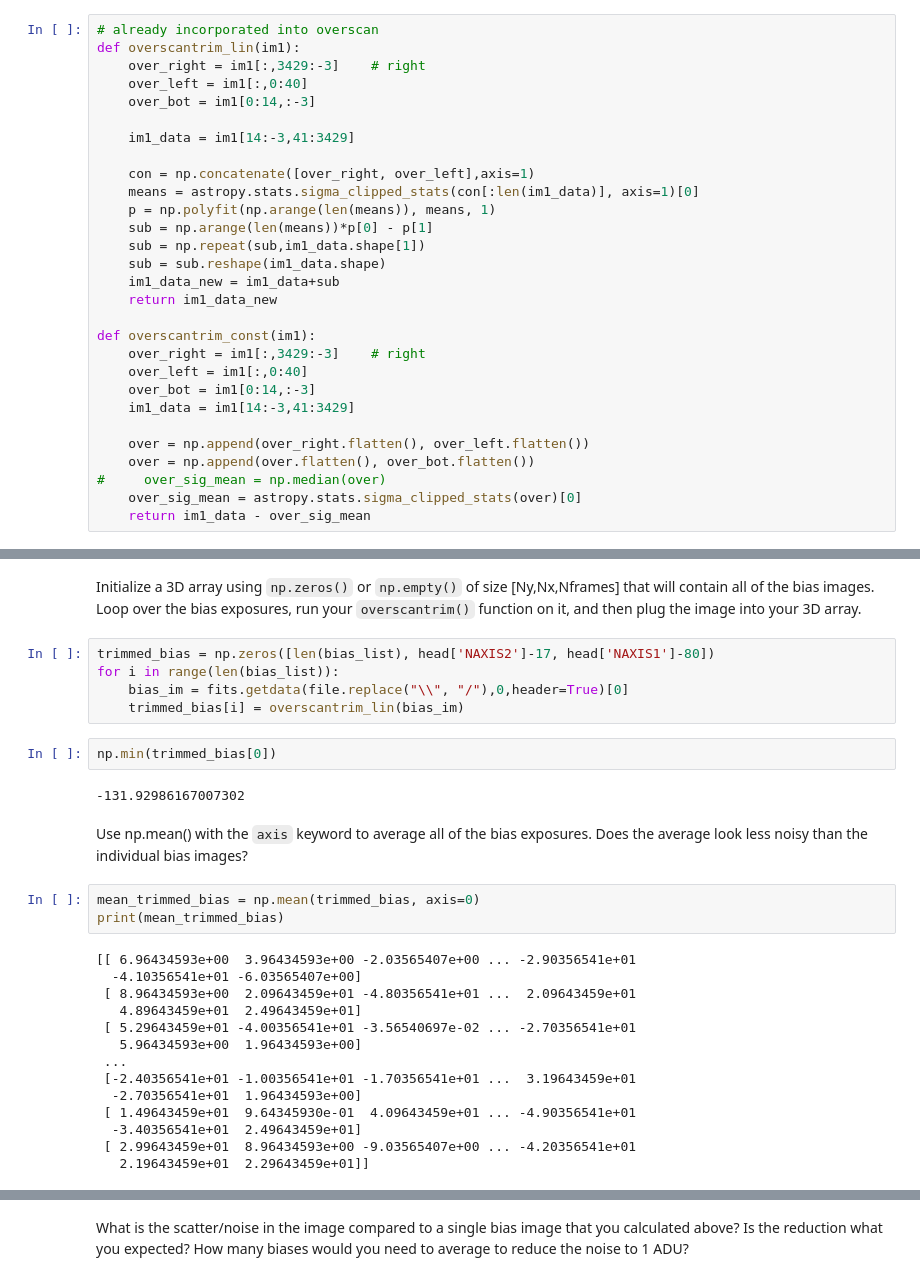
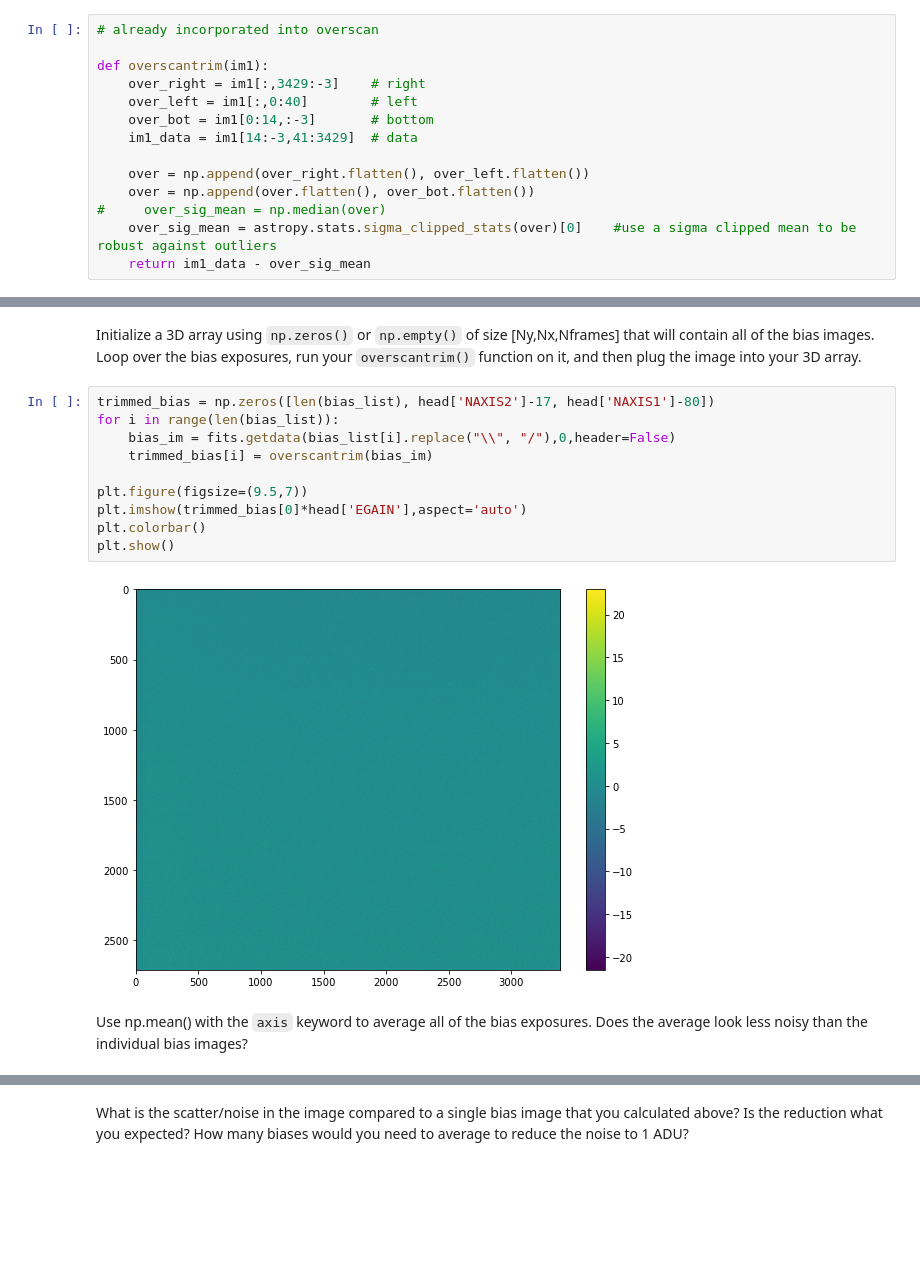
Before and after one commit to WillJardee/ObservationalAstro_PHSX491, a Jupyter notebook: homeworks/Homework5.ipynb, the cells around one changed output, grey strips where cells are left out. Saved outputs shown, nothing was run; the diff lists cells and outputs as text; blank space fills up the shorter version.

```diff
--- a/homeworks/Homework5.ipynb
+++ b/homeworks/Homework5.ipynb
@@ -204,32 +161,17 @@ Trim the image.  Verify by showing the image that it looks like what you expecte
 Create a new function called ``overscantrim()`` to overscan correct and trim the image.
 # %%
 # already incorporated into overscan
-def overscantrim_lin(im1):
+
+def overscantrim(im1):
     over_right = im1[:,3429:-3]    # right
-    over_left = im1[:,0:40]
-    over_bot = im1[0:14,:-3]
-
-    im1_data = im1[14:-3,41:3429]
-
-    con = np.concatenate([over_right, over_left],axis=1)
-    means = astropy.stats.sigma_clipped_stats(con[:len(im1_data)], axis=1)[0]
-    p = np.polyfit(np.arange(len(means)), means, 1)
-    sub = np.arange(len(means))*p[0] - p[1]
-    sub = np.repeat(sub,im1_data.shape[1])
-    sub = sub.reshape(im1_data.shape)
-    im1_data_new = im1_data+sub
-    return im1_data_new
-
-def overscantrim_const(im1):
-    over_right = im1[:,3429:-3]    # right
-    over_left = im1[:,0:40]
-    over_bot = im1[0:14,:-3]
-    im1_data = im1[14:-3,41:3429]
+    over_left = im1[:,0:40]        # left
+    over_bot = im1[0:14,:-3]       # bottom
+    im1_data = im1[14:-3,41:3429]  # data
 
     over = np.append(over_right.flatten(), over_left.flatten())
     over = np.append(over.flatten(), over_bot.flatten())
 #     over_sig_mean = np.median(over)
-    over_sig_mean = astropy.stats.sigma_clipped_stats(over)[0]
+    over_sig_mean = astropy.stats.sigma_clipped_stats(over)[0]    #use a sigma clipped mean to be robust against outliers
     return im1_data - over_sig_mean
 # %% [markdown]
 ## 3. Bias
@@ -285,28 +207,14 @@ Initialize a 3D array using ``np.zeros()`` or ``np.empty()`` of size [Ny,Nx,Nfra
 # %%
 trimmed_bias = np.zeros([len(bias_list), head['NAXIS2']-17, head['NAXIS1']-80])
 for i in range(len(bias_list)):
-    bias_im = fits.getdata(file.replace("\\", "/"),0,header=True)[0]
-    trimmed_bias[i] = overscantrim_lin(bias_im)
+    bias_im = fits.getdata(bias_list[i].replace("\\", "/"),0,header=False)
+    trimmed_bias[i] = overscantrim(bias_im)
+
+plt.figure(figsize=(9.5,7))
+plt.imshow(trimmed_bias[0]*head['EGAIN'],aspect='auto')
+plt.colorbar()
+plt.show()
+# %% [output]
+[figure, added]
-# %%
-np.min(trimmed_bias[0])
-# %% [output]
--131.92986167007302
 # %% [markdown]
 Use np.mean() with the `axis` keyword to average all of the bias exposures.  Does the average look less noisy than the individual bias images?
-# %%
-mean_trimmed_bias = np.mean(trimmed_bias, axis=0)
-print(mean_trimmed_bias)
-# %% [output]
-[[ 6.96434593e+00  3.96434593e+00 -2.03565407e+00 ... -2.90356541e+01
-  -4.10356541e+01 -6.03565407e+00]
- [ 8.96434593e+00  2.09643459e+01 -4.80356541e+01 ...  2.09643459e+01
-   4.89643459e+01  2.49643459e+01]
- [ 5.29643459e+01 -4.00356541e+01 -3.56540697e-02 ... -2.70356541e+01
-   5.96434593e+00  1.96434593e+00]
- ...
- [-2.40356541e+01 -1.00356541e+01 -1.70356541e+01 ...  3.19643459e+01
-  -2.70356541e+01  1.96434593e+00]
- [ 1.49643459e+01  9.64345930e-01  4.09643459e+01 ... -4.90356541e+01
-  -3.40356541e+01  2.49643459e+01]
- [ 2.99643459e+01  8.96434593e+00 -9.03565407e+00 ... -4.20356541e+01
-   2.19643459e+01  2.29643459e+01]]
```
Also changed, not shown: parts of 22 cells of this notebook, 2 other files.
